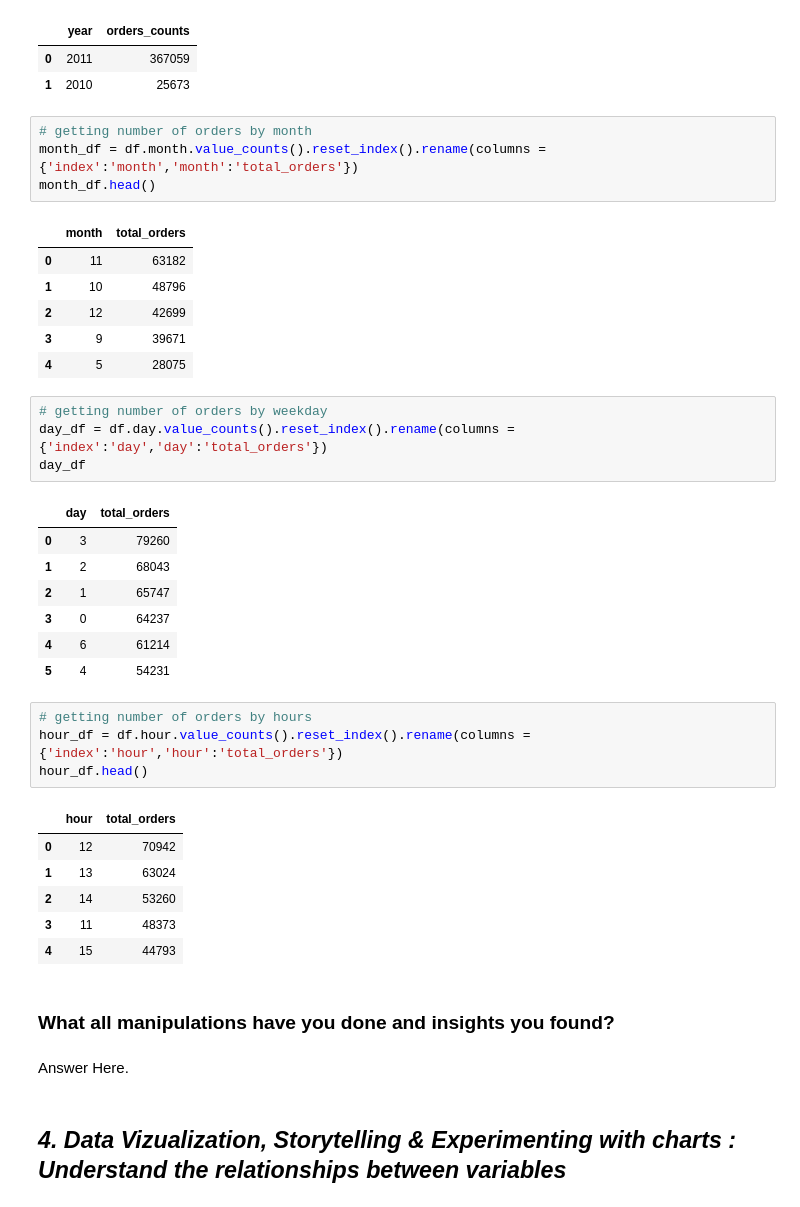
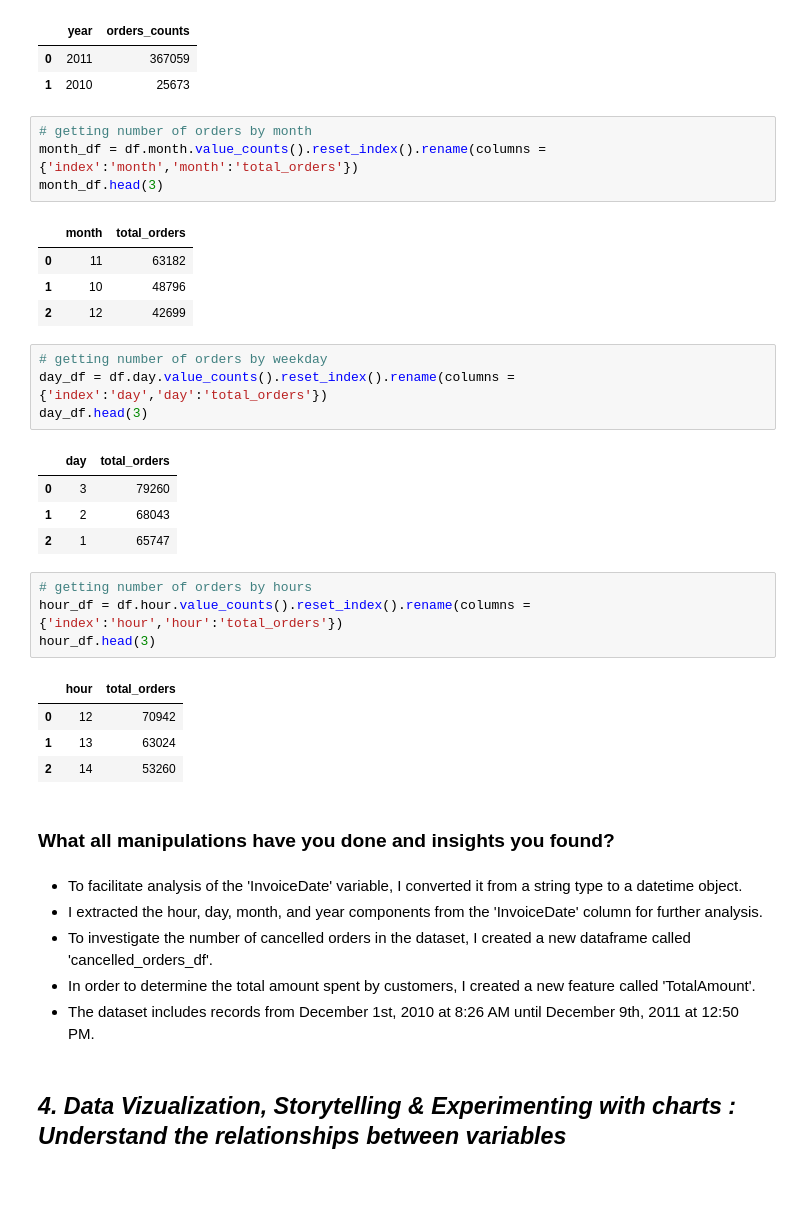
Before and after one commit to AmanSharmas/Online_Retail_Customer_Segmentation, a Jupyter notebook: Online_Retail_Customer_Segmentation.ipynb, the cells around one changed output. Drawn from its saved outputs; the diff is of its cells as text.

```diff
--- a/Online_Retail_Customer_Segmentation.ipynb
+++ b/Online_Retail_Customer_Segmentation.ipynb
@@ -466,41 +465,38 @@ year_df
 # %%
 # getting number of orders by month
 month_df = df.month.value_counts().reset_index().rename(columns = {'index':'month','month':'total_orders'})
-month_df.head()
+month_df.head(3)
 # %% [output]
 |  | month | total_orders |
 | 0 | 11 | 63182 |
 | 1 | 10 | 48796 |
 | 2 | 12 | 42699 |
-| 3 | 9 | 39671 |
-| 4 | 5 | 28075 |
 # %%
 # getting number of orders by weekday
 day_df = df.day.value_counts().reset_index().rename(columns = {'index':'day','day':'total_orders'})
-day_df
+day_df.head(3)
 # %% [output]
 |  | day | total_orders |
 | 0 | 3 | 79260 |
 | 1 | 2 | 68043 |
 | 2 | 1 | 65747 |
-| 3 | 0 | 64237 |
-| 4 | 6 | 61214 |
-| 5 | 4 | 54231 |
 # %%
 # getting number of orders by hours
 hour_df = df.hour.value_counts().reset_index().rename(columns = {'index':'hour','hour':'total_orders'})
-hour_df.head()
+hour_df.head(3)
 # %% [output]
 |  | hour | total_orders |
 | 0 | 12 | 70942 |
 | 1 | 13 | 63024 |
 | 2 | 14 | 53260 |
-| 3 | 11 | 48373 |
-| 4 | 15 | 44793 |
 # %% [markdown]
 ### What all manipulations have you done and insights you found?
-# %% [markdown]
-Answer Here.
+# %% [markdown]
+* To facilitate analysis of the 'InvoiceDate' variable, I converted it from a string type to a datetime object.
+* I extracted the hour, day, month, and year components from the 'InvoiceDate' column for further analysis.
+* To investigate the number of cancelled orders in the dataset, I created a new dataframe called 'cancelled_orders_df'.
+* In order to determine the total amount spent by customers, I created a new feature called 'TotalAmount'.
+* The dataset includes records from December 1st, 2010 at 8:26 AM until December 9th, 2011 at 12:50 PM.
 # %% [markdown]
 ## ***4. Data Vizualization, Storytelling & Experimenting with charts : Understand the relationships between variables***
 # %%
```
Also changed, not shown: parts of 230 cells of this notebook.
